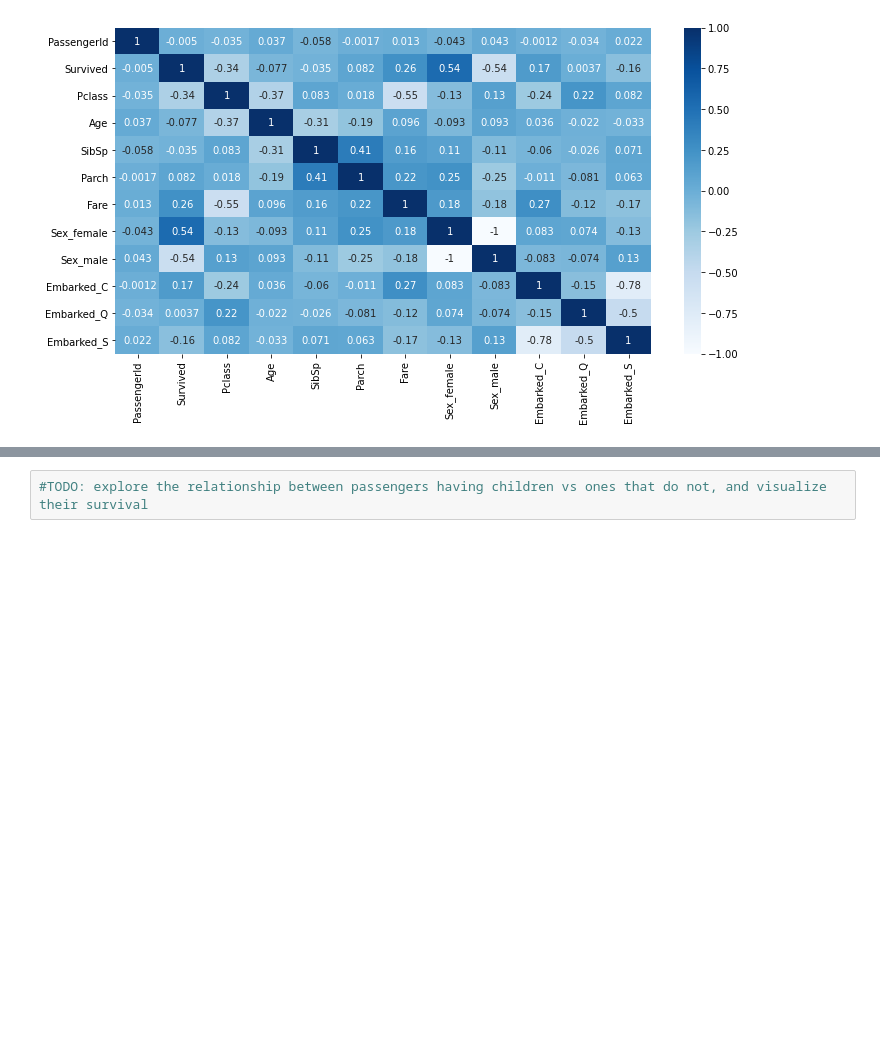
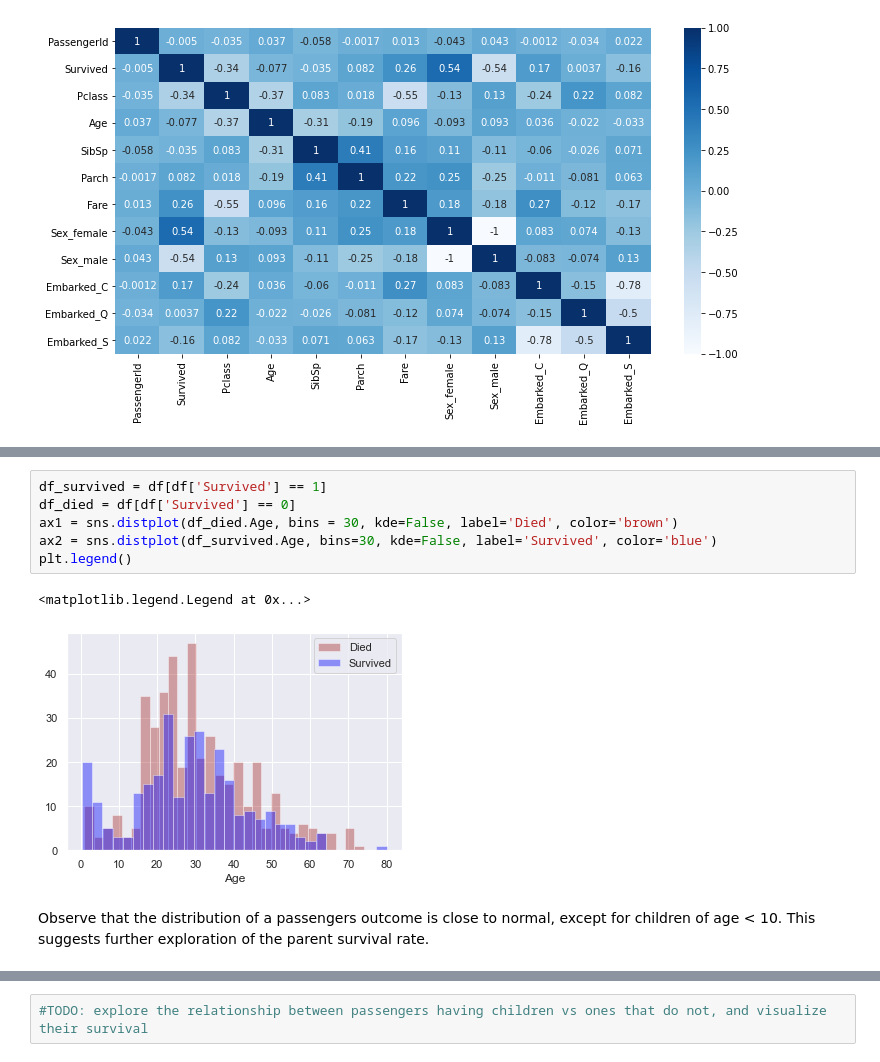
Before and after one commit to jensen-davies/titanic_project, a Jupyter notebook: Titanic Project.ipynb, the cells around one changed output, grey strips where cells are left out. Drawn from its saved outputs; the diff is of its cells as text; blank space fills up the shorter version.

```diff
--- a/Titanic Project.ipynb
+++ b/Titanic Project.ipynb
@@ -106,3 +107,14 @@ fig2.grid(True, axis='y')
+# %%
+df_survived = df[df['Survived'] == 1]
+df_died = df[df['Survived'] == 0]
+ax1 = sns.distplot(df_died.Age, bins = 30, kde=False, label='Died', color='brown')
+ax2 = sns.distplot(df_survived.Age, bins=30, kde=False, label='Survived', color='blue')
+plt.legend()
+# %% [output]
+<matplotlib.legend.Legend at 0x...>
+[figure, added]
+# %% [markdown]
+Observe that the distribution of a passengers outcome is close to normal, except for children of age < 10. This suggests further exploration of the parent survival rate.
 # %%
 fig, axes = plt.subplots(1,2, figsize=(8,4))
 
```
Also changed, not shown: parts of 7 cells of this notebook.
